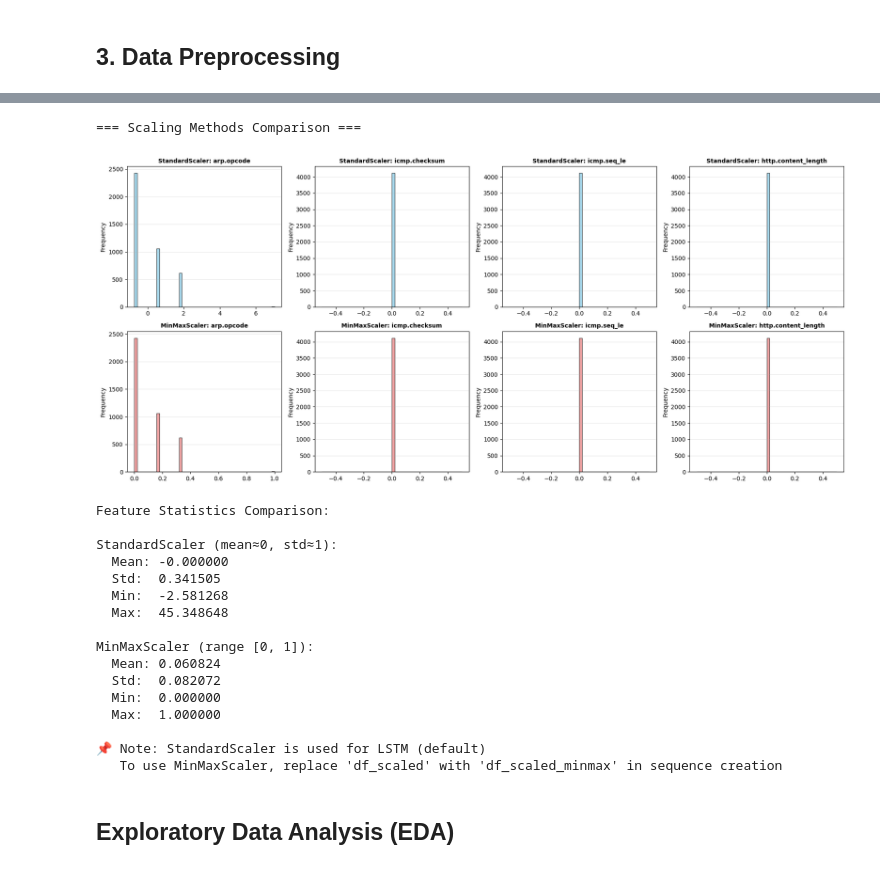
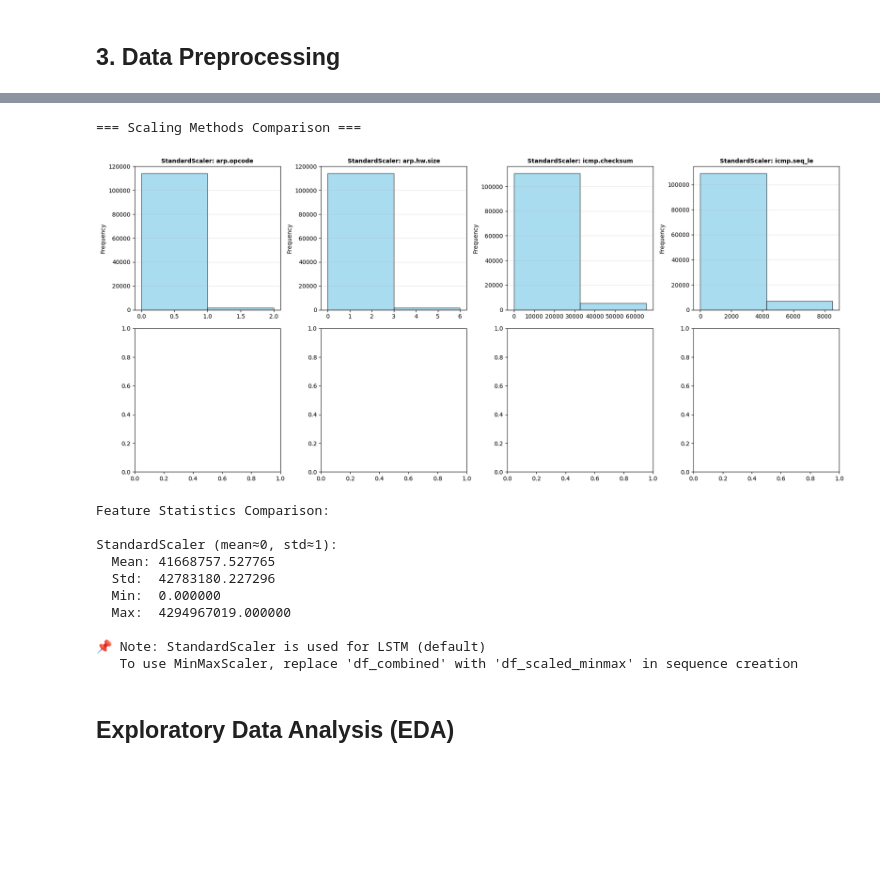
Before and after one commit to mohib988/Ml-project-Intruction-Detection, a Jupyter notebook: lstm_attack_timeseries.ipynb, the cells around one changed output, grey strips where cells are left out. Cells and saved outputs as stored; diff of their text form; code cells hidden in the pictures; blank space fills up the shorter version.

```diff
--- a/lstm_attack_timeseries.ipynb
+++ b/lstm_attack_timeseries.ipynb
@@ -67,8 +67,8 @@ for file in sorted(os.listdir(dataset_folder)):
 
 
             # Sort by IP and time
-            if 'ip.src_host' in df_temp.columns and 'frame.time' in df_temp.columns:
-                df_temp = df_temp.sort_values(['ip.src_host', 'frame.time']).reset_index(drop=True)
+            if 'ip.dst_host' in df_temp.columns and 'frame.time' in df_temp.columns:
+                df_temp = df_temp.sort_values(['ip.dst_host', 'frame.time']).reset_index(drop=True)
 
             dfs.append(df_temp)
             print(f"  ✓ {file:40s} - {len(df_temp):6d} rows")
@@ -87,7 +87,7 @@ if os.path.exists(normal_folder):
                 df_temp = pd.read_csv(file_path)
 
                 # Get a portion of normal data (enough to reach 10,000 total across all normal files)
-                df_temp = df_temp.head(1000)
+                df_temp = df_temp.head(10000)
 
                 # Add attack type as 'Normal'
                 df_temp['Attack_type'] = 'Normal'
@@ -97,8 +97,8 @@ if os.path.exists(normal_folder):
                     df_temp['frame.time'] = pd.to_datetime(df_temp['frame.time'], errors='coerce')
 
                 # Sort by IP and time
-                if 'ip.src_host' in df_temp.columns and 'frame.time' in df_temp.columns:
-                    df_temp = df_temp.sort_values(['ip.src_host', 'frame.time']).reset_index(drop=True)
+                if 'ip.dst_host' in df_temp.columns and 'frame.time' in df_temp.columns:
+                    df_temp = df_temp.sort_values(['ip.dst_host', 'frame.time']).reset_index(drop=True)
 
                 normal_dfs.append(df_temp)
                 print(f"  ✓ {file:40s} - {len(df_temp):6d} rows")
@@ -114,8 +114,8 @@ print(f"\nCombining {len(dfs)} datasets into one sorted time series...")
 df_combined = pd.concat(dfs, axis=0, ignore_index=True)
 
 # Final sort by IP and time
-if 'ip.src_host' in df_combined.columns and 'frame.time' in df_combined.columns:
-    df_combined = df_combined.sort_values(['ip.src_host', 'frame.time']).reset_index(drop=True)
+if 'ip.dst_host' in df_combined.columns and 'frame.time' in df_combined.columns:
+    df_combined = df_combined.sort_values(['ip.dst_host', 'frame.time']).reset_index(drop=True)
 
 print(f"Combined dataset shape: {df_combined.shape}")
 print(f"\nAttack types in dataset:")
@@ -208,8 +232,8 @@ numerical_cols = df_combined.select_dtypes(include=['int64', 'float64']).columns
 # Remove columns that shouldn't be encoded
 if 'frame.time' in categorical_cols:
     categorical_cols.remove('frame.time')
-if 'ip.src_host' in categorical_cols:
-    categorical_cols.remove('ip.src_host')
+if 'ip.dst_host' in categorical_cols:
+    categorical_cols.remove('ip.dst_host')
 if 'Attack_type' in categorical_cols:
     categorical_cols.remove('Attack_type')
 if 'Attack_label' in categorical_cols:
@@ -243,7 +265,7 @@ Total columns after encoding: 45
 # Sort by source IP and time (for time series)
 print("Sorting data by IP and time...")
 df_combined['frame.time'] = pd.to_datetime(df_combined['frame.time'], errors='coerce')
-df_combined = df_combined.sort_values(['ip.src_host', 'frame.time']).reset_index(drop=True)
+df_combined = df_combined.sort_values(['ip.dst_host', 'frame.time']).reset_index(drop=True)
 
 print(f"Dataset shape: {df_combined.shape}")
 print(f"Date range: {df_combined['frame.time'].min()} to {df_combined['frame.time'].max()}")
@@ -254,6 +276,6 @@ Date range: 2021-01-01 00:00:06.541715 to 2022-01-01 00:48:15.953530
 # %%
 # Define feature columns (exclude temporal and meta columns)
-exclude_cols = ['frame.time', 'ip.src_host', 'Attack_type', 'Attack_label']
+exclude_cols = ['frame.time', 'ip.dst_host', 'Attack_type', 'Attack_label']
 feature_cols = [col for col in df_combined.columns if col not in exclude_cols]
 
 print(f"Feature columns for scaling: {len(feature_cols)}")
@@ -327,61 +323,46 @@ Scaling features...
 # %%
 # Compare StandardScaler vs MinMaxScaler
 print("=== Scaling Methods Comparison ===\n")
 
 comparison_cols = feature_cols[:4]
 fig, axes = plt.subplots(2, 4, figsize=(18, 8))
 
 for idx, col in enumerate(comparison_cols):
     # StandardScaler distributions
-    axes[0, idx].hist(df_scaled[col], bins=50, color='skyblue', edgecolor='black', alpha=0.7)
+    axes[0, idx].hist(df_combined[col], bins=2, color='skyblue', edgecolor='black', alpha=0.7)
     axes[0, idx].set_title(f'StandardScaler: {col}', fontsize=10, fontweight='bold')
     axes[0, idx].set_ylabel('Frequency')
     axes[0, idx].grid(axis='y', alpha=0.3)
 
-    # MinMaxScaler distributions
-    axes[1, idx].hist(df_scaled_minmax[col], bins=50, color='lightcoral', edgecolor='black', alpha=0.7)
-    axes[1, idx].set_title(f'MinMaxScaler: {col}', fontsize=10, fontweight='bold')
-    axes[1, idx].set_ylabel('Frequency')
-    axes[1, idx].grid(axis='y', alpha=0.3)
+
 
 plt.tight_layout()
 plt.show()
 
 # Statistics comparison
 print("Feature Statistics Comparison:\n")
 print("StandardScaler (mean≈0, std≈1):")
-print(f"  Mean: {df_scaled[feature_cols].mean().mean():.6f}")
-print(f"  Std:  {df_scaled[feature_cols].std().mean():.6f}")
-print(f"  Min:  {df_scaled[feature_cols].min().min():.6f}")
-print(f"  Max:  {df_scaled[feature_cols].max().max():.6f}")
+print(f"  Mean: {df_combined[feature_cols].mean().mean():.6f}")
+print(f"  Std:  {df_combined[feature_cols].std().mean():.6f}")
+print(f"  Min:  {df_combined[feature_cols].min().min():.6f}")
+print(f"  Max:  {df_combined[feature_cols].max().max():.6f}")
 
-print("\nMinMaxScaler (range [0, 1]):")
-print(f"  Mean: {df_scaled_minmax[feature_cols].mean().mean():.6f}")
-print(f"  Std:  {df_scaled_minmax[feature_cols].std().mean():.6f}")
-print(f"  Min:  {df_scaled_minmax[feature_cols].min().min():.6f}")
-print(f"  Max:  {df_scaled_minmax[feature_cols].max().max():.6f}")
 
 print("\n📌 Note: StandardScaler is used for LSTM (default)")
-print("   To use MinMaxScaler, replace 'df_scaled' with 'df_scaled_minmax' in sequence creation")
+print("   To use MinMaxScaler, replace 'df_combined' with 'df_scaled_minmax' in sequence creation")
 # %% [output]
 === Scaling Methods Comparison ===
-[figure, old version]
+[figure, new version]
 Feature Statistics Comparison:
 
 StandardScaler (mean≈0, std≈1):
-  Mean: -0.000000
-  Std:  0.341505
-  Min:  -2.581268
-  Max:  45.348648
-
-MinMaxScaler (range [0, 1]):
-  Mean: 0.060824
-  Std:  0.082072
+  Mean: 41668757.527765
+  Std:  42783180.227296
   Min:  0.000000
-  Max:  1.000000
+  Max:  4294967019.000000
 
 📌 Note: StandardScaler is used for LSTM (default)
-   To use MinMaxScaler, replace 'df_scaled' with 'df_scaled_minmax' in sequence creation
+   To use MinMaxScaler, replace 'df_combined' with 'df_scaled_minmax' in sequence creation
 # %% [markdown]
 ## Exploratory Data Analysis (EDA)
 # %%
```
Also changed, not shown: parts of 34 cells of this notebook, 19 other files.
